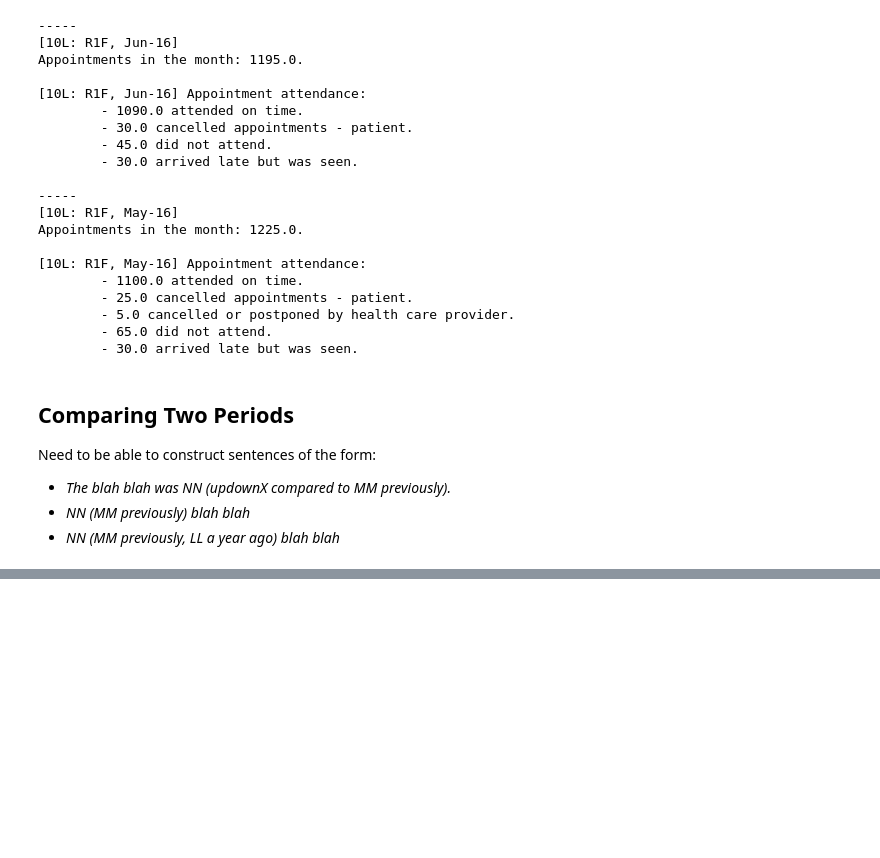
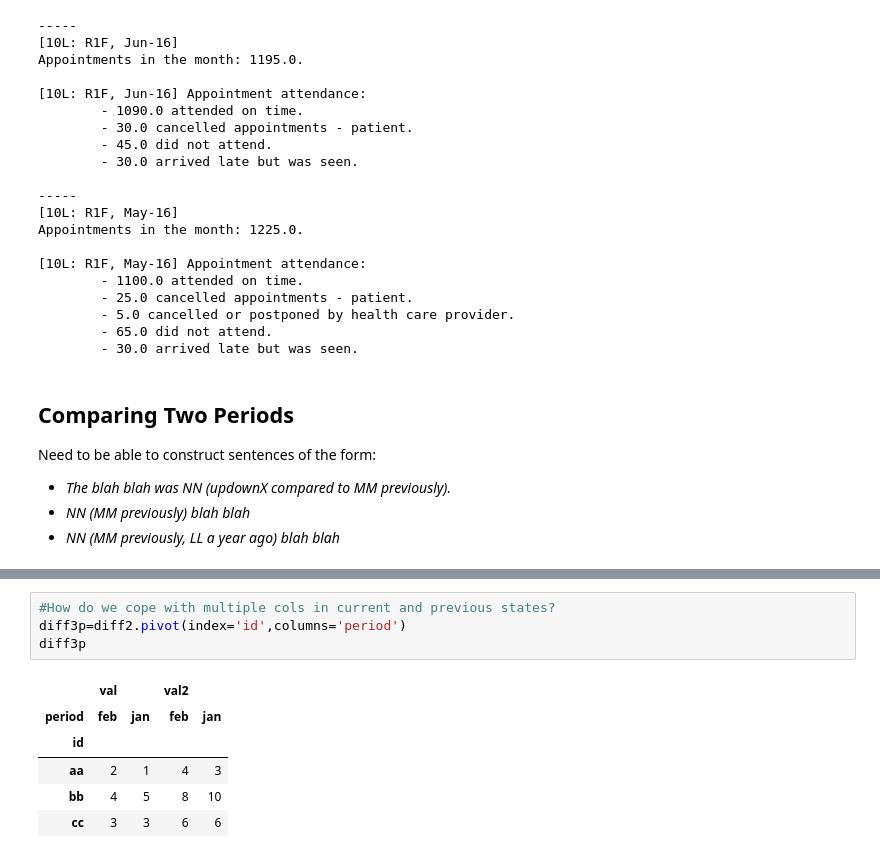
Before and after one commit to psychemedia/openHealthDataDoodles, a Jupyter notebook: notebooks/Access to Psychological Therapies - Monthly.ipynb, the cells around one changed output, grey strips where cells are left out. Drawn from its saved outputs; the diff is of its cells as text; blank space fills up the shorter version.

```diff
--- a/notebooks/Access to Psychological Therapies - Monthly.ipynb
+++ b/notebooks/Access to Psychological Therapies - Monthly.ipynb
@@ -1016,0 +1041,11 @@ Need to be able to construct sentences of the form:
+# %%
+#How do we cope with multiple cols in current and previous states?
+diff3p=diff2.pivot(index='id',columns='period')
+diff3p
+# %% [output]
+|  | val |  | val2 |  |
+| period | feb | jan | feb | jan |
+| id |  |  |  |  |
+| aa | 2 | 1 | 4 | 3 |
+| bb | 4 | 5 | 8 | 10 |
+| cc | 3 | 3 | 6 | 6 |
```
Also changed, not shown: parts of 21 cells of this notebook.
